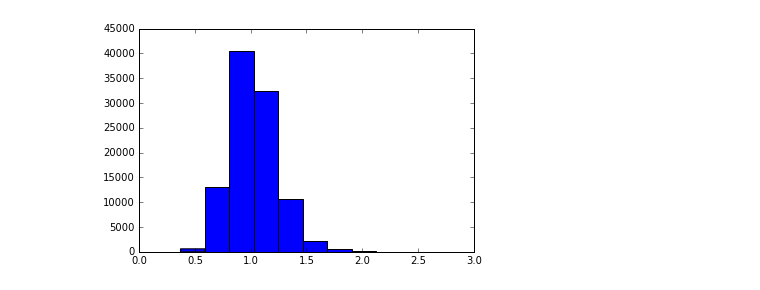
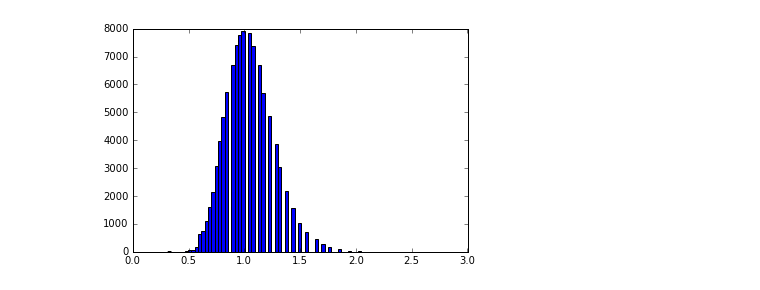
Before and after one commit to achescheir/flipping-out, a Jupyter notebook: coin-flips.ipynb, the cells around one changed output. Saved outputs shown, nothing was run; the diff lists cells and outputs as text; code cells hidden in the pictures.

```diff
--- a/coin-flips.ipynb
+++ b/coin-flips.ipynb
@@ -26,6 +26,17 @@ def flip_coin_lots(n=2**16):
     if n not in intervals:
         intervals[n] = {'heads':heads,'tails':tails}
     return intervals
+# %%
+def fast_flip_lots(n):
+    heads = 0
+    tails = 0
+    for i in range(n):
+        flip = flip_coin()
+        if flip == "H":
+            heads += 1
+        elif flip == 'T':
+            tails +=1
+    return {'heads':heads,'tails':tails}
 # %%
 data = flip_coin_lots()
 # %%
@@ -77,9 +84,10 @@ plt.show()
 # %%
-hundred_flips = []
+hundred_flips = list(range(100000))
 for i in range(100000):
-    temp_data = flip_coin_lots(100)
-    hundred_flips.append(temp_data[100]['heads']/temp_data[100]['tails'])
-plt.hist(hundred_flips)
-plt.show()
+    temp_data = fast_flip_lots(100)
+    hundred_flips[i] = (temp_data['heads']/temp_data['tails'])
-# %% [output]
-[figure, removed]
+# %%
+plt.hist(hundred_flips, bins = 80)
+plt.show()
+# %% [output]
+[figure, added]
```
Also changed, not shown: parts of 7 cells of this notebook.
